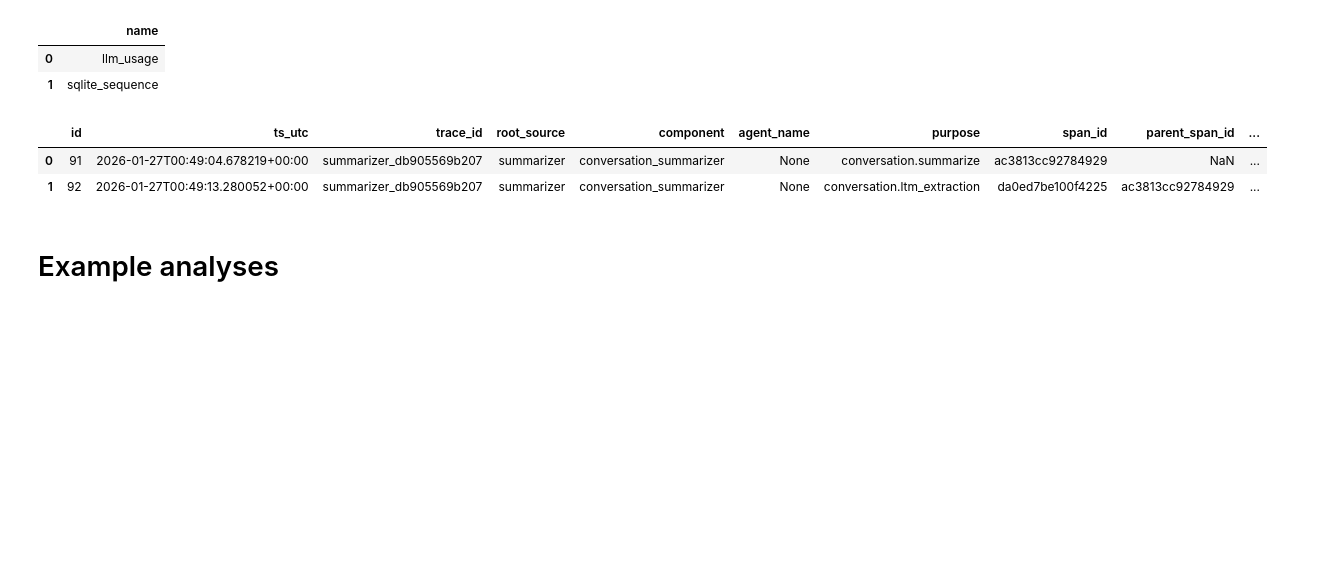
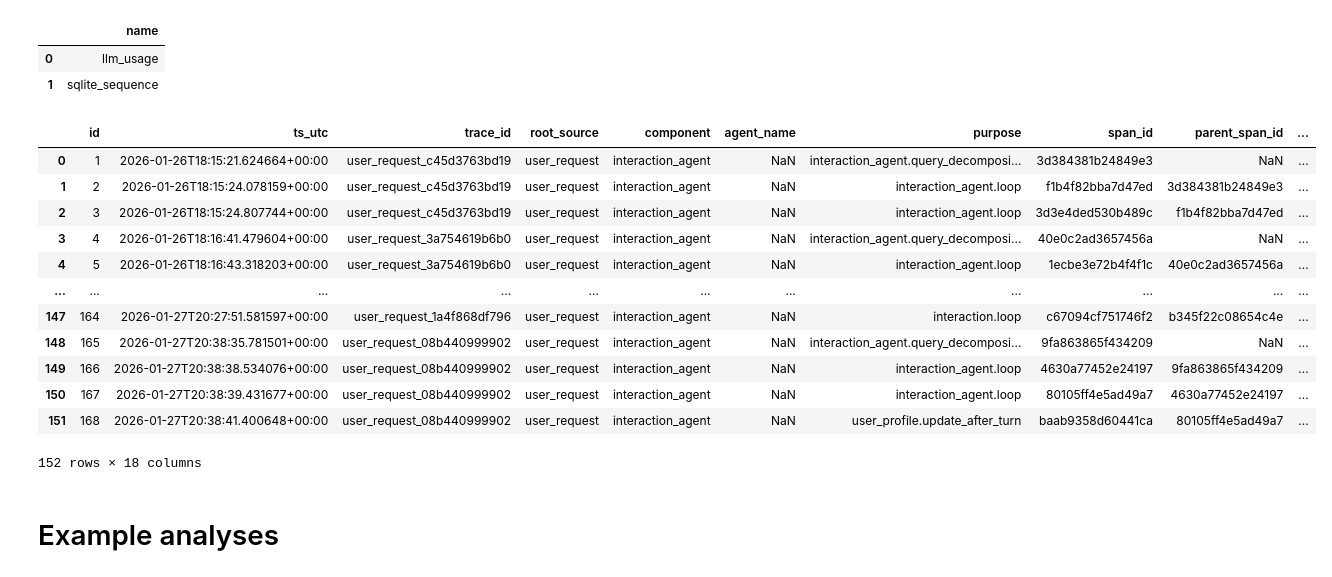
Before and after one commit to alessandromenchetti/openpoke, a Jupyter notebook: usage_stats_showcase.ipynb, the cells around one changed output. Cells and saved outputs as stored; diff of their text form; code cells hidden in the pictures; blank space fills up the shorter version.

```diff
--- a/usage_stats_showcase.ipynb
+++ b/usage_stats_showcase.ipynb
@@ -24,21 +24,31 @@ True
 # %%
 # Print the last 200 rows (most recent first)
 df = pd.read_sql_query(
     """
     SELECT *
     FROM llm_usage
-    WHERE root_source = "summarizer"
+    WHERE root_source = "user_request"
     ORDER BY ts_utc
     LIMIT 200;
     """,
     conn
 )
 
 display(df)
 # %% [output]
 |  | id | ts_utc | trace_id | root_source | component | agent_name | purpose | span_id | parent_span_id | ... |
-| 0 | 91 | 2026-01-27T00:49:04.678219+00:00 | summarizer_db905569b207 | summarizer | conversation_summarizer | None | conversation.summarize | ac3813cc92784929 | NaN | ... |
-| 1 | 92 | 2026-01-27T00:49:13.280052+00:00 | summarizer_db905569b207 | summarizer | conversation_summarizer | None | conversation.ltm_extraction | da0ed7be100f4225 | ac3813cc92784929 | ... |
+| 0 | 1 | 2026-01-26T18:15:21.624664+00:00 | user_request_c45d3763bd19 | user_request | interaction_agent | NaN | interaction_agent.query_decomposi... | 3d384381b24849e3 | NaN | ... |
+| 1 | 2 | 2026-01-26T18:15:24.078159+00:00 | user_request_c45d3763bd19 | user_request | interaction_agent | NaN | interaction_agent.loop | f1b4f82bba7d47ed | 3d384381b24849e3 | ... |
+| 2 | 3 | 2026-01-26T18:15:24.807744+00:00 | user_request_c45d3763bd19 | user_request | interaction_agent | NaN | interaction_agent.loop | 3d3e4ded530b489c | f1b4f82bba7d47ed | ... |
+| 3 | 4 | 2026-01-26T18:16:41.479604+00:00 | user_request_3a754619b6b0 | user_request | interaction_agent | NaN | interaction_agent.query_decomposi... | 40e0c2ad3657456a | NaN | ... |
+| 4 | 5 | 2026-01-26T18:16:43.318203+00:00 | user_request_3a754619b6b0 | user_request | interaction_agent | NaN | interaction_agent.loop | 1ecbe3e72b4f4f1c | 40e0c2ad3657456a | ... |
+| ... | ... | ... | ... | ... | ... | ... | ... | ... | ... | ... |
+| 147 | 164 | 2026-01-27T20:27:51.581597+00:00 | user_request_1a4f868df796 | user_request | interaction_agent | NaN | interaction.loop | c67094cf751746f2 | b345f22c08654c4e | ... |
+| 148 | 165 | 2026-01-27T20:38:35.781501+00:00 | user_request_08b440999902 | user_request | interaction_agent | NaN | interaction_agent.query_decomposi... | 9fa863865f434209 | NaN | ... |
+| 149 | 166 | 2026-01-27T20:38:38.534076+00:00 | user_request_08b440999902 | user_request | interaction_agent | NaN | interaction_agent.loop | 4630a77452e24197 | 9fa863865f434209 | ... |
+| 150 | 167 | 2026-01-27T20:38:39.431677+00:00 | user_request_08b440999902 | user_request | interaction_agent | NaN | interaction_agent.loop | 80105ff4e5ad49a7 | 4630a77452e24197 | ... |
+| 151 | 168 | 2026-01-27T20:38:41.400648+00:00 | user_request_08b440999902 | user_request | interaction_agent | NaN | user_profile.update_after_turn | baab9358d60441ca | 80105ff4e5ad49a7 | ... |
+152 rows × 18 columns
 # %% [markdown]
 # Example analyses
 # %% [markdown]
```
Also changed, not shown: 9 other files.
